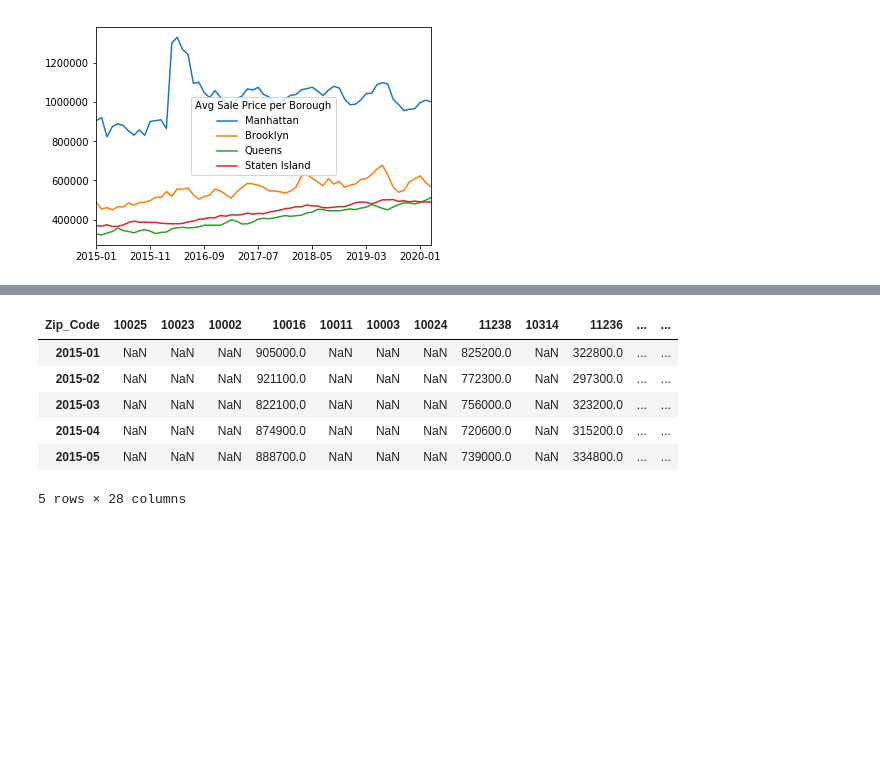
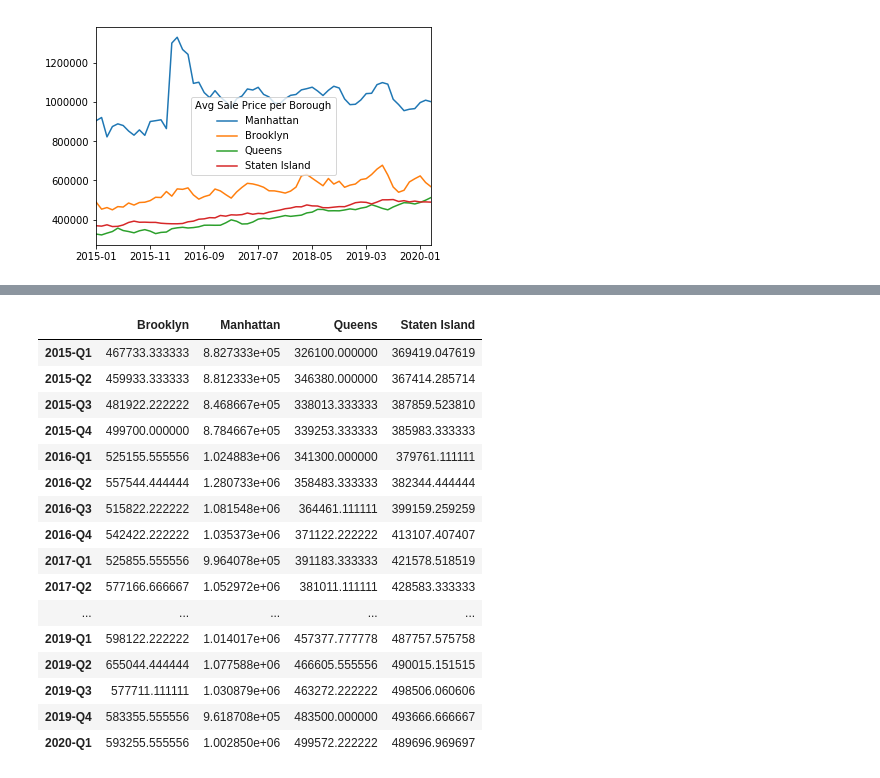
Before and after one commit to ShakedRj/NYC_Real_Estate, a Jupyter notebook: sale_analysis.ipynb, the cells around one changed output, grey strips where cells are left out. Drawn from its saved outputs; the diff is of its cells as text; code cells hidden in the pictures; blank space fills up the shorter version.

```diff
--- a/sale_analysis.ipynb
+++ b/sale_analysis.ipynb
@@ -123,17 +115,34 @@ A value is trying to be set on a copy of a slice from a DataFrame
 
 See the caveats in the documentation: http://pandas.pydata.org/pandas-docs/stable/indexing.html#indexing-view-versus-copy
 [interactive output not drawn]
-# %%
-df_monte_carlo=sale_ny_df.drop(columns='Borough')
-df_monte_carlo.set_index(df_monte_carlo['Zip_Code'],inplace=True)
-df_monte_carlo.drop(columns=['Zip_Code'],inplace=True)
-df_monte_carlo=df_monte_carlo.transpose()
-df_monte_carlo.head()
-# %% [output]
-| Zip_Code | 10025 | 10023 | 10002 | 10016 | 10011 | 10003 | 10024 | 11238 | 10314 | 11236 | ... | ... |
-| 2015-01 | NaN | NaN | NaN | 905000.0 | NaN | NaN | NaN | 825200.0 | NaN | 322800.0 | ... | ... |
-| 2015-02 | NaN | NaN | NaN | 921100.0 | NaN | NaN | NaN | 772300.0 | NaN | 297300.0 | ... | ... |
-| 2015-03 | NaN | NaN | NaN | 822100.0 | NaN | NaN | NaN | 756000.0 | NaN | 323200.0 | ... | ... |
-| 2015-04 | NaN | NaN | NaN | 874900.0 | NaN | NaN | NaN | 720600.0 | NaN | 315200.0 | ... | ... |
-| 2015-05 | NaN | NaN | NaN | 888700.0 | NaN | NaN | NaN | 739000.0 | NaN | 334800.0 | ... | ... |
-5 rows × 28 columns
+# %%
+#Avg dale prices by quarter for borough
+avg_sale_df=sale_ny_df.drop(columns='Zip_Code')
+avg_sale_df=avg_sale_df.groupby('Borough').mean()
+avg_sale_df=avg_sale_df.transpose()
+list_quarters=[]
+
+for i in range(0,63,3):
+    list_quarters.append(avg_sale_df.iloc[i:i+3].mean().to_list())
+index=['2015-Q1','2015-Q2','2015-Q3','2015-Q4','2016-Q1','2016-Q2','2016-Q3','2016-Q4','2017-Q1','2017-Q2','2017-Q3','2017-Q4','2018-Q1','2018-Q2','2018-Q3','2018-Q4','2019-Q1','2019-Q2','2019-Q3','2019-Q4','2020-Q1']
+
+quarter_sale_df=pd.DataFrame(list_quarters,columns=('Brooklyn','Manhattan','Queens','Staten Island'),index=('2015-Q1','2015-Q2','2015-Q3','2015-Q4','2016-Q1','2016-Q2','2016-Q3','2016-Q4','2017-Q1','2017-Q2','2017-Q3','2017-Q4','2018-Q1','2018-Q2','2018-Q3','2018-Q4','2019-Q1','2019-Q2','2019-Q3','2019-Q4','2020-Q1'))
+quarter_sale_df
+# %% [output]
+|  | Brooklyn | Manhattan | Queens | Staten Island |
+| 2015-Q1 | 467733.333333 | 8.827333e+05 | 326100.000000 | 369419.047619 |
+| 2015-Q2 | 459933.333333 | 8.812333e+05 | 346380.000000 | 367414.285714 |
+| 2015-Q3 | 481922.222222 | 8.468667e+05 | 338013.333333 | 387859.523810 |
+| 2015-Q4 | 499700.000000 | 8.784667e+05 | 339253.333333 | 385983.333333 |
+| 2016-Q1 | 525155.555556 | 1.024883e+06 | 341300.000000 | 379761.111111 |
+| 2016-Q2 | 557544.444444 | 1.280733e+06 | 358483.333333 | 382344.444444 |
+| 2016-Q3 | 515822.222222 | 1.081548e+06 | 364461.111111 | 399159.259259 |
+| 2016-Q4 | 542422.222222 | 1.035373e+06 | 371122.222222 | 413107.407407 |
+| 2017-Q1 | 525855.555556 | 9.964078e+05 | 391183.333333 | 421578.518519 |
+| 2017-Q2 | 577166.666667 | 1.052972e+06 | 381011.111111 | 428583.333333 |
+| ... | ... | ... | ... | ... |
+| 2019-Q1 | 598122.222222 | 1.014017e+06 | 457377.777778 | 487757.575758 |
+| 2019-Q2 | 655044.444444 | 1.077588e+06 | 466605.555556 | 490015.151515 |
+| 2019-Q3 | 577711.111111 | 1.030879e+06 | 463272.222222 | 498506.060606 |
+| 2019-Q4 | 583355.555556 | 9.618708e+05 | 483500.000000 | 493666.666667 |
+| 2020-Q1 | 593255.555556 | 1.002850e+06 | 499572.222222 | 489696.969697 |
```
Also changed, not shown: parts of 1 cell of this notebook.
